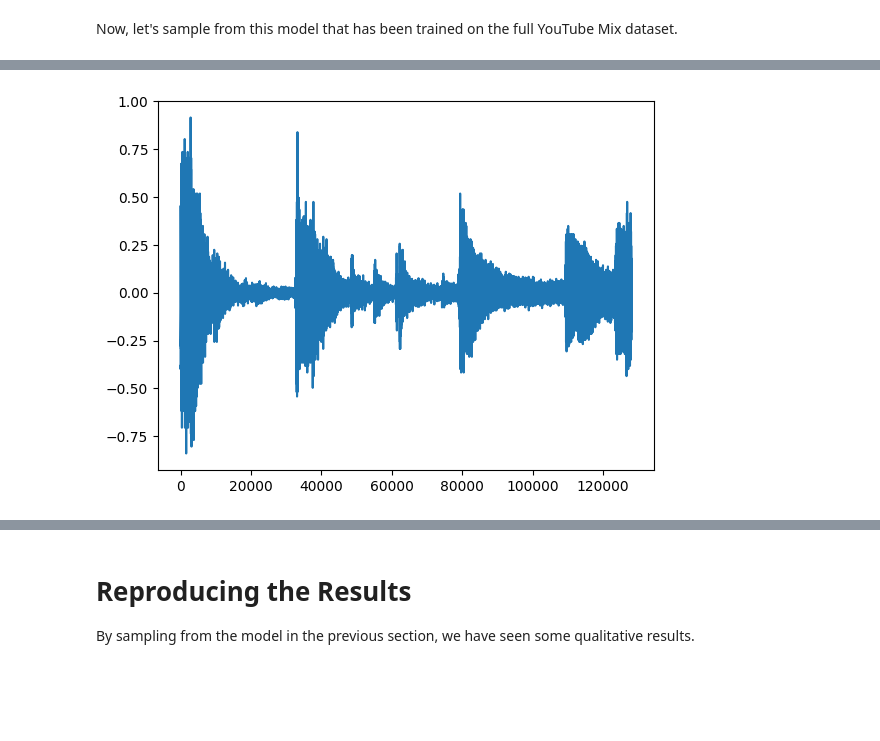
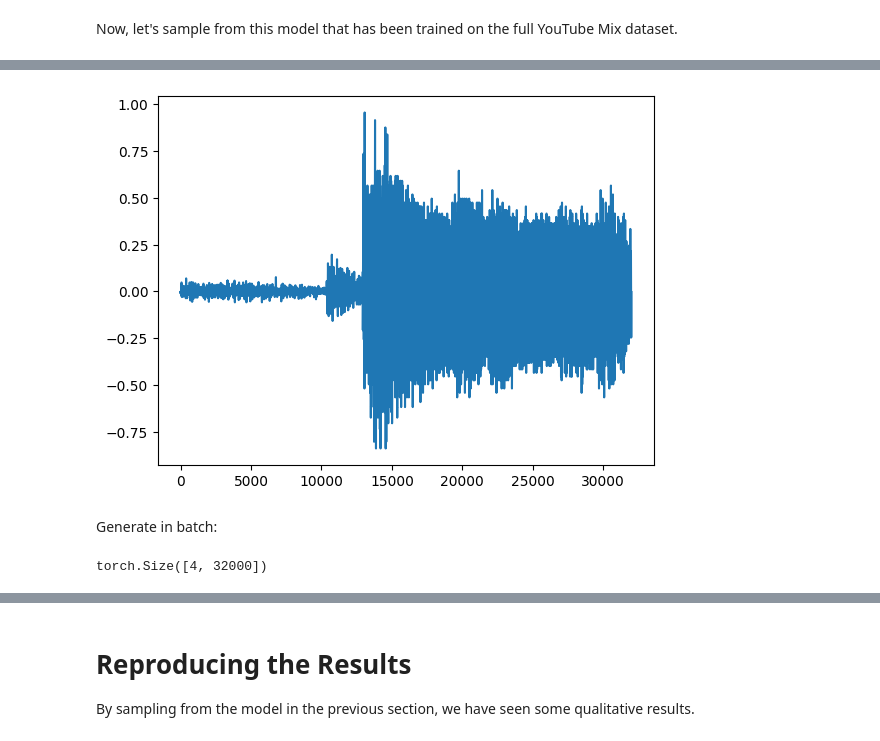
Before and after one commit to necrashter/SaShiMi-796, a Jupyter notebook: main.ipynb, the cells around one changed output, grey strips where cells are left out. Saved outputs shown, nothing was run; the diff lists cells and outputs as text; code cells hidden in the pictures; blank space fills up the shorter version.

Commit message:
Implement the ability to generate audio autoregressively in batches

```diff
--- a/main.ipynb
+++ b/main.ipynb
@@ -295,7 +263,7 @@ Let's generate a sample and listen to it:
 torch.manual_seed(42)
 model.eval()
 with torch.no_grad():
-    gen = generate_sample(model, 8*16000, maxp=True).flatten()
+    gen = generate_audio_sample(model, 8*16000, maxp=True).flatten()
     gen = mu_law_decoding(gen, 256).cpu()
 
 plt.figure()
@@ -350,16 +318,26 @@ Now, let's sample from this model that has been trained on the full YouTube Mix
 # %%
 torch.manual_seed(42)
 model.eval()
 with torch.no_grad():
-    #gen = generate_sample(model, 2*16000, train_dataset[1][0][:8000])
-    gen = generate_sample(model, 8*16000).flatten()
+    gen = generate_audio_sample(model, 2*16000).flatten()
     gen = mu_law_decoding(gen, 256).cpu()
 
 plt.figure()
 plt.plot(gen)
 ipd.Audio(gen.numpy(), rate=16000)
 # %% [output]
 [interactive output not drawn]
-[figure, old version]
+[figure, new version]
 # %%
 wavfile.write("outputs/ym-1/epoch20-seed42.wav", 16000, gen.flatten().numpy())
+# %% [markdown]
+Generate in batch:
+# %%
+torch.manual_seed(42)
+model.eval()
+with torch.no_grad():
+    gen = generate_audio_sample(model, 2*16000, batch_size=4)
+    gen = mu_law_decoding(gen, 256).cpu()
+gen.size()
+# %% [output]
+torch.Size([4, 32000])
```
Also changed, not shown: parts of 2 cells of this notebook, 3 other files.
